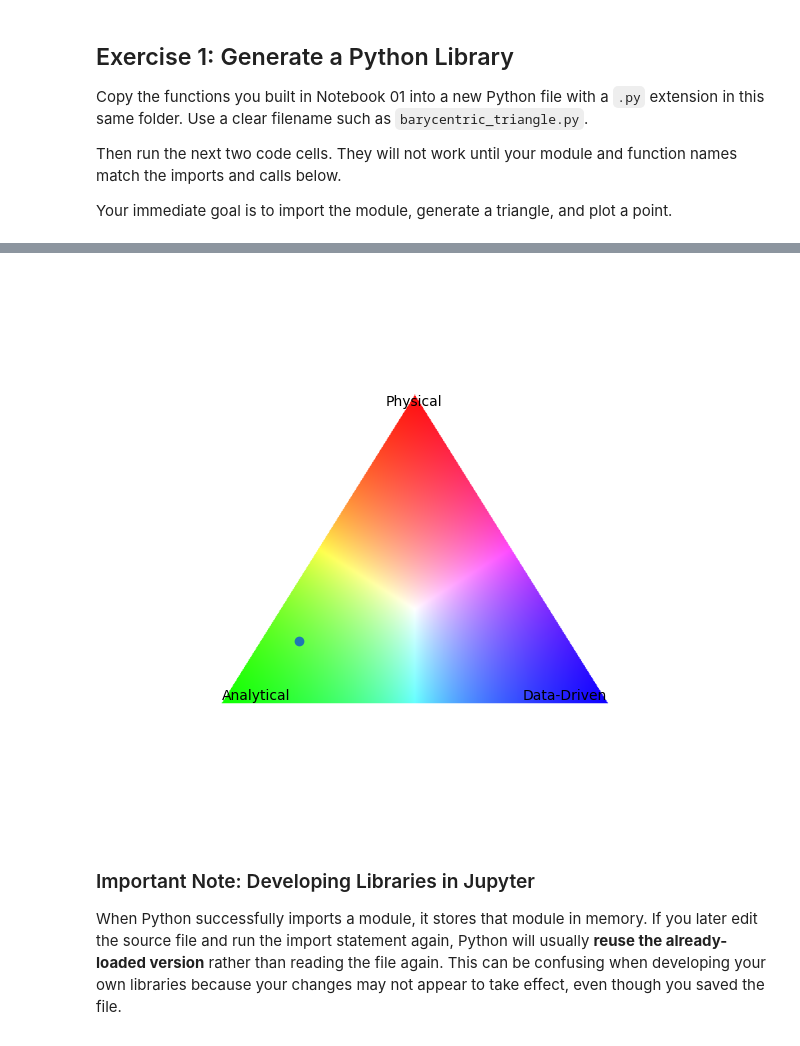
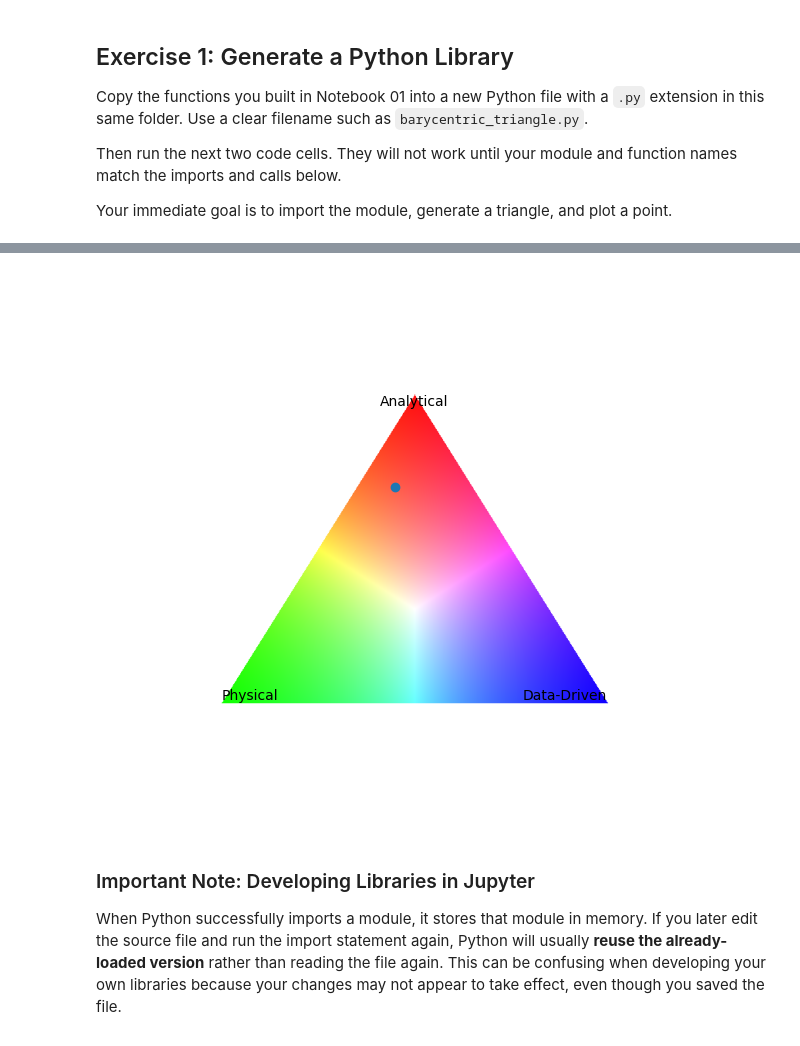
Before and after one commit to falkow12/802modeling_intro, a Jupyter notebook: 02_triangle_function.ipynb, the cells around one changed output, grey strips where cells are left out. Cells and saved outputs as stored; diff of their text form; code cells hidden in the pictures.

```diff
--- a/02_triangle_function.ipynb
+++ b/02_triangle_function.ipynb
@@ -32,7 +40,13 @@ import bar_triangle as bt
 # %%
-bt.plot_triangle()
+# Model Weights
+wa = 0.7 # analyitical
+wd = 0.1 #data-driven
+wp = 0.2 # physical
+model_weights = [wp, wd, wa]
+
+bt.plot_triangle(weights=model_weights)
 # %% [output]
-[figure, old version]
+[figure, new version]
 # %% [markdown]
 ### Important Note: Developing Libraries in Jupyter
 
```
Also changed, not shown: parts of 7 cells of this notebook, 6 other files.
